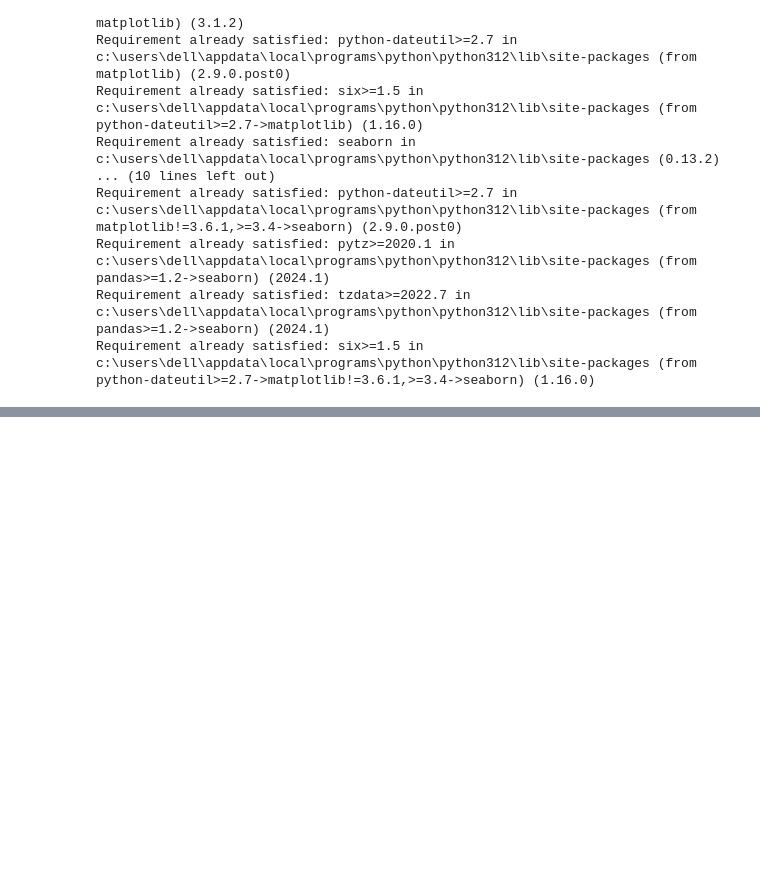
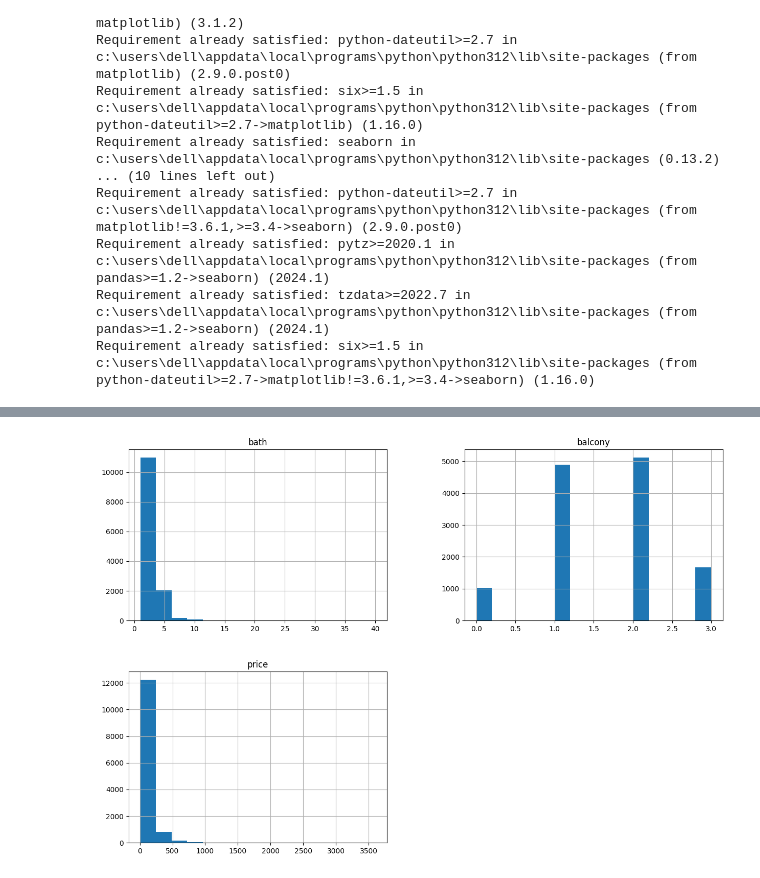
Before and after one commit to khawlabel/projet_Ml, a Jupyter notebook: projet_Ml.ipynb, the cells around one changed output, grey strips where cells are left out. Saved outputs shown, nothing was run; the diff lists cells and outputs as text; code cells hidden in the pictures; blank space fills up the shorter version.

```diff
--- a/projet_Ml.ipynb
+++ b/projet_Ml.ipynb
@@ -58,0 +139,5 @@ OSError: [Errno 22] Invalid argument: '\u202aC:\\Users\\DELL\\Desktop\\projet_Ml
+# %%
+data.hist(bins=15, figsize=(15, 10))
+plt.show()
+# %% [output]
+[figure, added]
```
Also changed, not shown: parts of 34 cells of this notebook.
